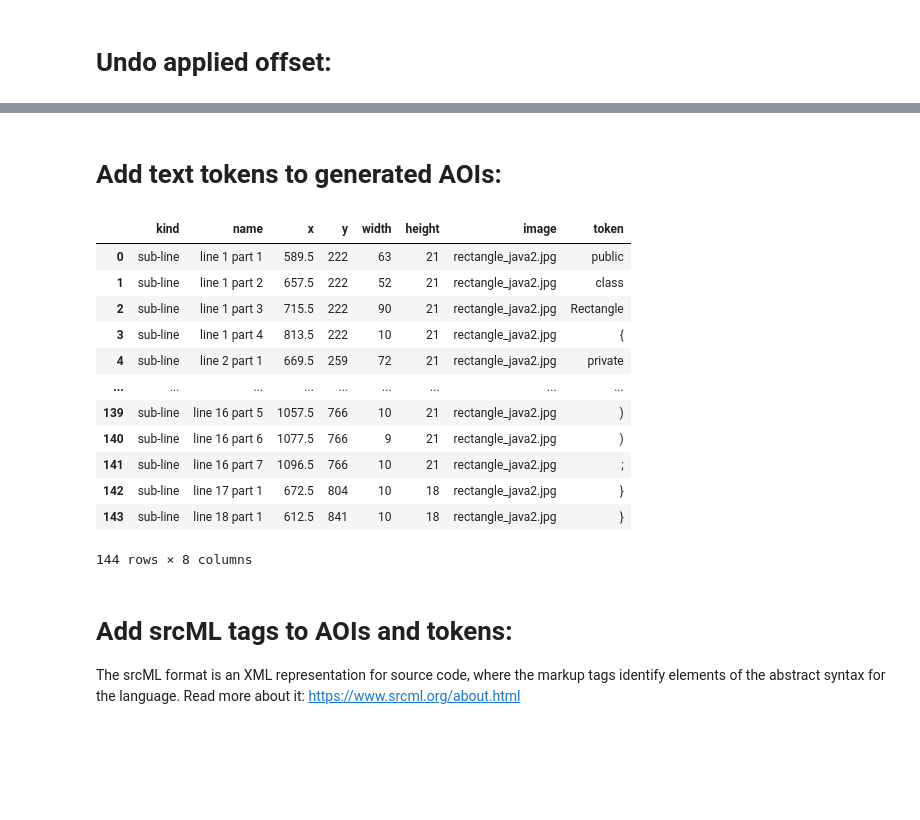
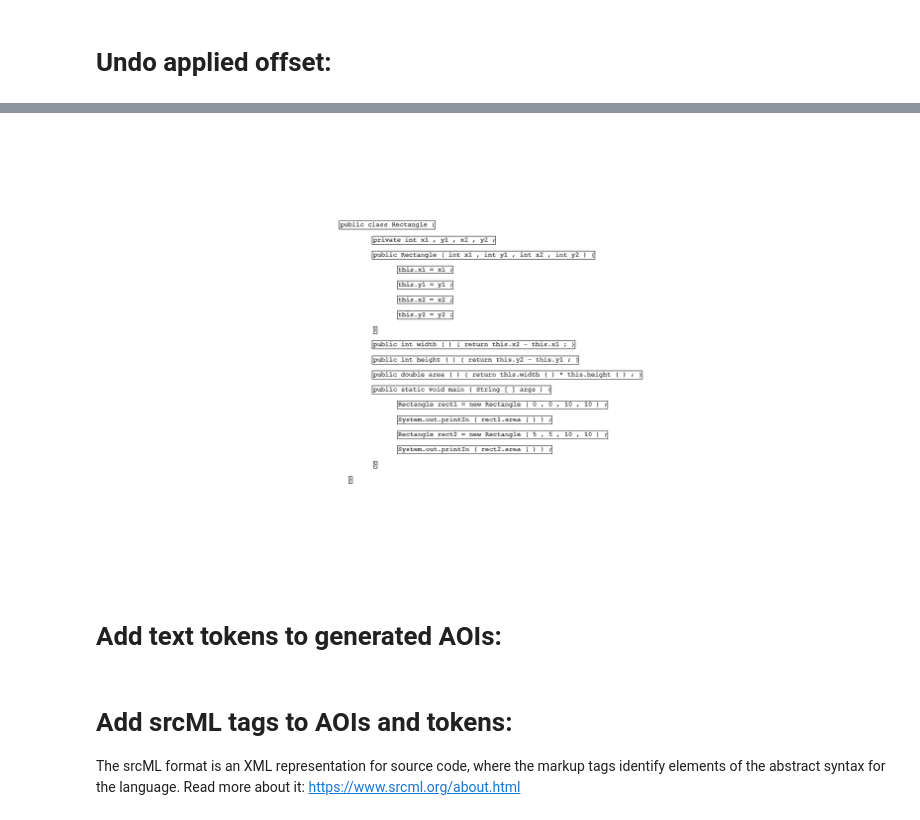
Before and after one commit to nalmadi/EMIP-Toolkit, a Jupyter notebook: EMIP_Toolkit_Examples.ipynb, the cells around one changed output, grey strips where cells are left out. Saved outputs shown, nothing was run; the diff lists cells and outputs as text; code cells hidden in the pictures; blank space fills up the shorter version.

```diff
--- a/EMIP_Toolkit_Examples.ipynb
+++ b/EMIP_Toolkit_Examples.ipynb
@@ -163,0 +161,5 @@ emtk.draw_rectangles(aoi, im)
+# %%
+image_path = "emip_dataset/stimuli/"
+image = "rectangle_java2.jpg"
+aoi = tk.find_aoi(image, image_path, level="line")
+aoi.head()
@@ -164,25 +186,17 @@ emtk.draw_rectangles(aoi, im)
+# %%
+image = "rectangle_java2.jpg"
+
+tk.draw_aoi(aoi, image, image_path)
+# %% [output]
+[figure, added]
 # %% [markdown]
 # Add text tokens to generated AOIs:
 # %%
-file_path = "../../emip_dataset/EMIP_DataCollection_Materials/emip_stimulus_programs/"
+file_path = "emip_dataset/EMIP_DataCollection_Materials/emip_stimulus_programs/"
 
-aois_with_tokens = emtk.add_tokens_to_AOIs(file_path, aoi)
+aois_with_tokens = TK.add_tokens_to_AOIs(file_path, aoi)
 
 aois_with_tokens
-# %% [output]
-|  | kind | name | x | y | width | height | image | token |
-| 0 | sub-line | line 1 part 1 | 589.5 | 222 | 63 | 21 | rectangle_java2.jpg | public |
-| 1 | sub-line | line 1 part 2 | 657.5 | 222 | 52 | 21 | rectangle_java2.jpg | class |
-| 2 | sub-line | line 1 part 3 | 715.5 | 222 | 90 | 21 | rectangle_java2.jpg | Rectangle |
-| 3 | sub-line | line 1 part 4 | 813.5 | 222 | 10 | 21 | rectangle_java2.jpg | { |
-| 4 | sub-line | line 2 part 1 | 669.5 | 259 | 72 | 21 | rectangle_java2.jpg | private |
-| ... | ... | ... | ... | ... | ... | ... | ... | ... |
-| 139 | sub-line | line 16 part 5 | 1057.5 | 766 | 10 | 21 | rectangle_java2.jpg | ) |
-| 140 | sub-line | line 16 part 6 | 1077.5 | 766 | 9 | 21 | rectangle_java2.jpg | ) |
-| 141 | sub-line | line 16 part 7 | 1096.5 | 766 | 10 | 21 | rectangle_java2.jpg | ; |
-| 142 | sub-line | line 17 part 1 | 672.5 | 804 | 10 | 18 | rectangle_java2.jpg | } |
-| 143 | sub-line | line 18 part 1 | 612.5 | 841 | 10 | 18 | rectangle_java2.jpg | } |
-144 rows × 8 columns
 # %% [markdown]
 # Add srcML tags to AOIs and tokens:
 
```
Also changed, not shown: parts of 21 cells of this notebook.
